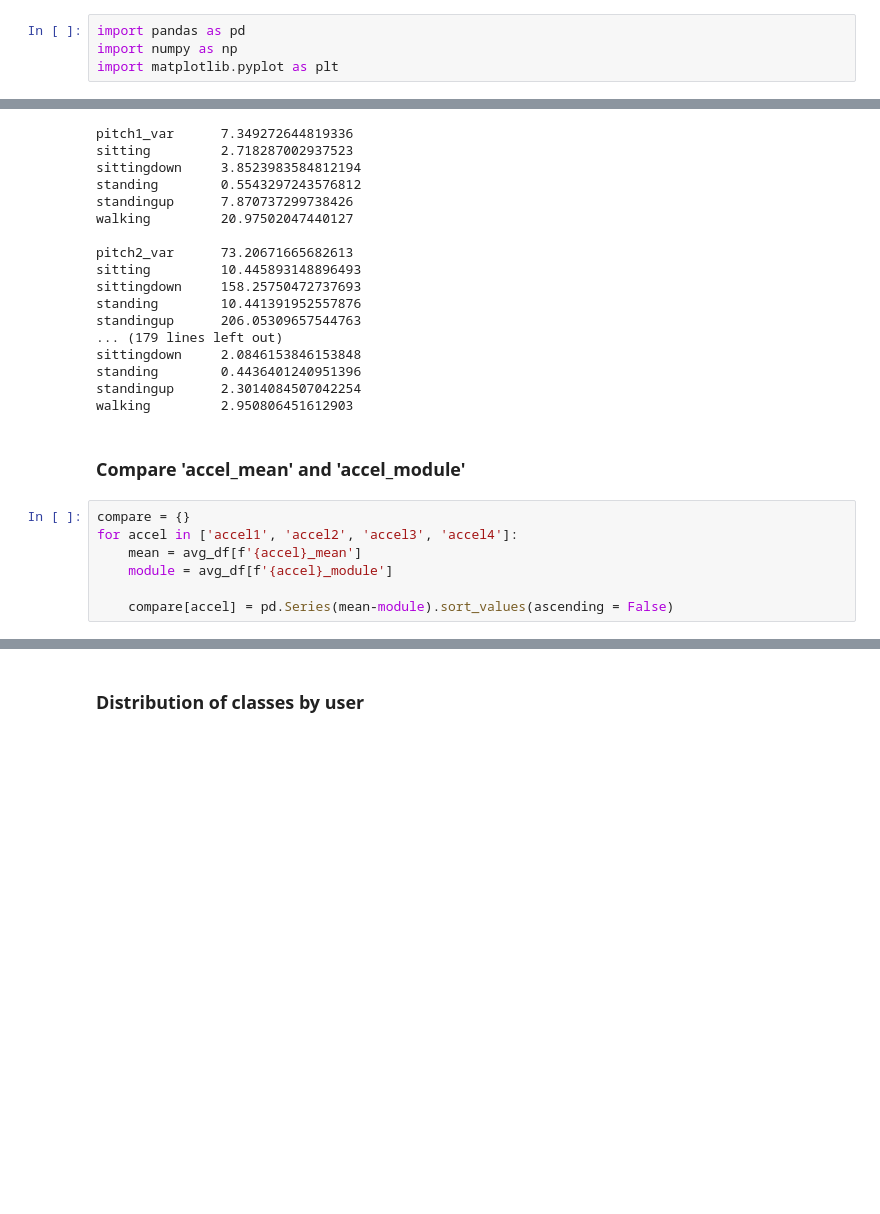
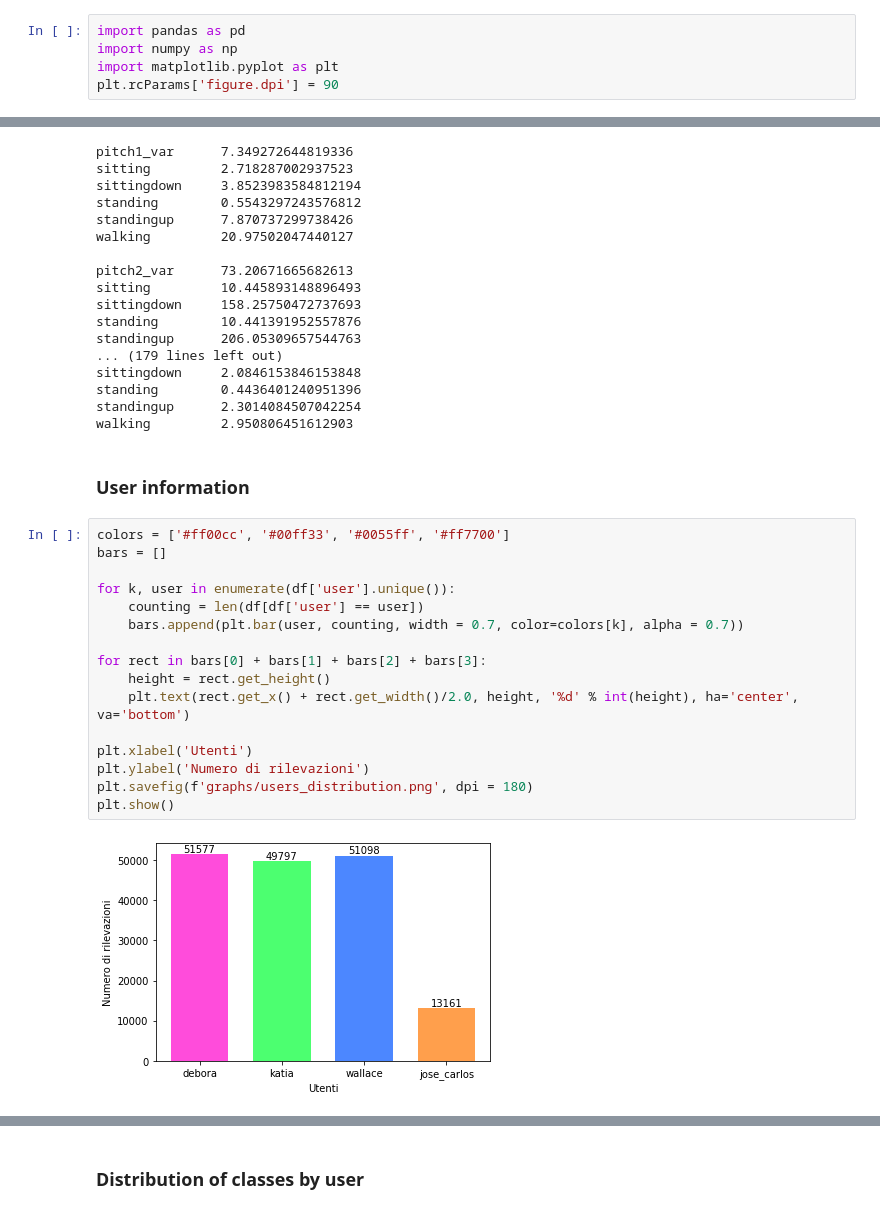
Before and after one commit to MarcoFagioli/project_AAL, a Jupyter notebook: data/data_manipulation.ipynb, the cells around one changed output, grey strips where cells are left out. Cells and saved outputs as stored; diff of their text form; blank space fills up the shorter version.

Commit message:
Add some image for presentation

```diff
--- a/data/data_manipulation.ipynb
+++ b/data/data_manipulation.ipynb
@@ -2,6 +2,7 @@
 import pandas as pd
 import numpy as np
 import matplotlib.pyplot as plt
+plt.rcParams['figure.dpi'] = 90
 # %%
 df = pd.read_csv('original_dataset.csv', sep = ';')
 df.shape
@@ -350,12 +351,23 @@ sittingdown     2.0846153846153848
 standing        0.4436401240951396
 standingup      2.3014084507042254
 walking         2.950806451612903
-# %% [markdown]
-### Compare 'accel_mean' and 'accel_module'
-# %%
-compare = {}
-for accel in ['accel1', 'accel2', 'accel3', 'accel4']:
-    mean = avg_df[f'{accel}_mean']
-    module = avg_df[f'{accel}_module']
-
-    compare[accel] = pd.Series(mean-module).sort_values(ascending = False)
+# %% [markdown]
+### User information
+# %%
+colors = ['#ff00cc', '#00ff33', '#0055ff', '#ff7700']
+bars = []
+
+for k, user in enumerate(df['user'].unique()):
+    counting = len(df[df['user'] == user])
+    bars.append(plt.bar(user, counting, width = 0.7, color=colors[k], alpha = 0.7))
+
+for rect in bars[0] + bars[1] + bars[2] + bars[3]:
+    height = rect.get_height()
+    plt.text(rect.get_x() + rect.get_width()/2.0, height, '%d' % int(height), ha='center', va='bottom')
+
+plt.xlabel('Utenti')
+plt.ylabel('Numero di rilevazioni')
+plt.savefig(f'graphs/users_distribution.png', dpi = 180)
+plt.show()
+# %% [output]
+[figure, added]
```
Also changed, not shown: parts of 4 cells of this notebook, 7 other files.
